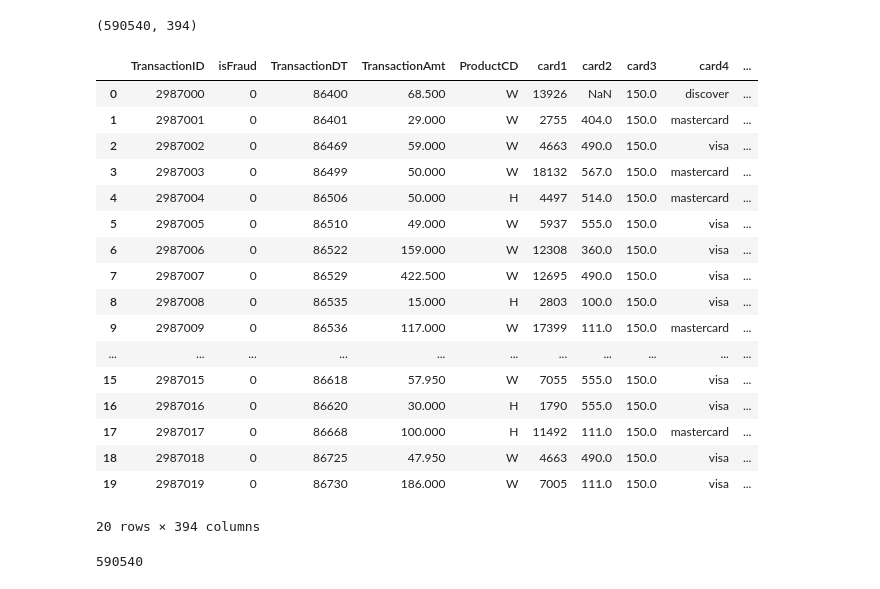
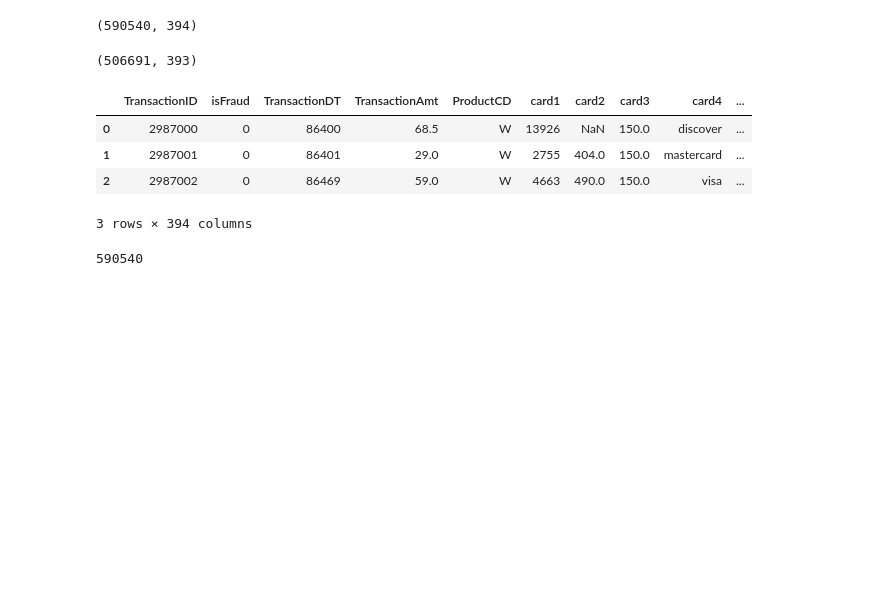
Before and after one commit to ippeter/Transactions, a Jupyter notebook: Transactions v1 20190716.ipynb, the cells around one changed output. Drawn from its saved outputs; the diff is of its cells as text; code cells hidden in the pictures; blank space fills up the shorter version.

```diff
--- a/Transactions v1 20190716.ipynb
+++ b/Transactions v1 20190716.ipynb
@@ -18,27 +33,21 @@ df = pd.read_csv("train_transaction.csv")
 df.shape
 # %% [output]
 (590540, 394)
+# %%
+# Load Test data
+df_test = pd.read_csv("test_transaction.csv")
+test_size = df_test.shape[0]
+df_test.shape
+# %% [output]
+(506691, 393)
 # %%
-df.head(20)
+df.head(3)
 # %% [output]
 |  | TransactionID | isFraud | TransactionDT | TransactionAmt | ProductCD | card1 | card2 | card3 | card4 | ... |
-| 0 | 2987000 | 0 | 86400 | 68.500 | W | 13926 | NaN | 150.0 | discover | ... |
-| 1 | 2987001 | 0 | 86401 | 29.000 | W | 2755 | 404.0 | 150.0 | mastercard | ... |
-| 2 | 2987002 | 0 | 86469 | 59.000 | W | 4663 | 490.0 | 150.0 | visa | ... |
-| 3 | 2987003 | 0 | 86499 | 50.000 | W | 18132 | 567.0 | 150.0 | mastercard | ... |
-| 4 | 2987004 | 0 | 86506 | 50.000 | H | 4497 | 514.0 | 150.0 | mastercard | ... |
-| 5 | 2987005 | 0 | 86510 | 49.000 | W | 5937 | 555.0 | 150.0 | visa | ... |
-| 6 | 2987006 | 0 | 86522 | 159.000 | W | 12308 | 360.0 | 150.0 | visa | ... |
-| 7 | 2987007 | 0 | 86529 | 422.500 | W | 12695 | 490.0 | 150.0 | visa | ... |
-| 8 | 2987008 | 0 | 86535 | 15.000 | H | 2803 | 100.0 | 150.0 | visa | ... |
-| 9 | 2987009 | 0 | 86536 | 117.000 | W | 17399 | 111.0 | 150.0 | mastercard | ... |
-| ... | ... | ... | ... | ... | ... | ... | ... | ... | ... | ... |
-| 15 | 2987015 | 0 | 86618 | 57.950 | W | 7055 | 555.0 | 150.0 | visa | ... |
-| 16 | 2987016 | 0 | 86620 | 30.000 | H | 1790 | 555.0 | 150.0 | visa | ... |
-| 17 | 2987017 | 0 | 86668 | 100.000 | H | 11492 | 111.0 | 150.0 | mastercard | ... |
-| 18 | 2987018 | 0 | 86725 | 47.950 | W | 4663 | 490.0 | 150.0 | visa | ... |
-| 19 | 2987019 | 0 | 86730 | 186.000 | W | 7005 | 111.0 | 150.0 | visa | ... |
+| 0 | 2987000 | 0 | 86400 | 68.5 | W | 13926 | NaN | 150.0 | discover | ... |
+| 1 | 2987001 | 0 | 86401 | 29.0 | W | 2755 | 404.0 | 150.0 | mastercard | ... |
+| 2 | 2987002 | 0 | 86469 | 59.0 | W | 4663 | 490.0 | 150.0 | visa | ... |
-20 rows × 394 columns
+3 rows × 394 columns
 # %%
 labels = df["isFraud"]
 
```
Also changed, not shown: parts of 30 cells of this notebook.
